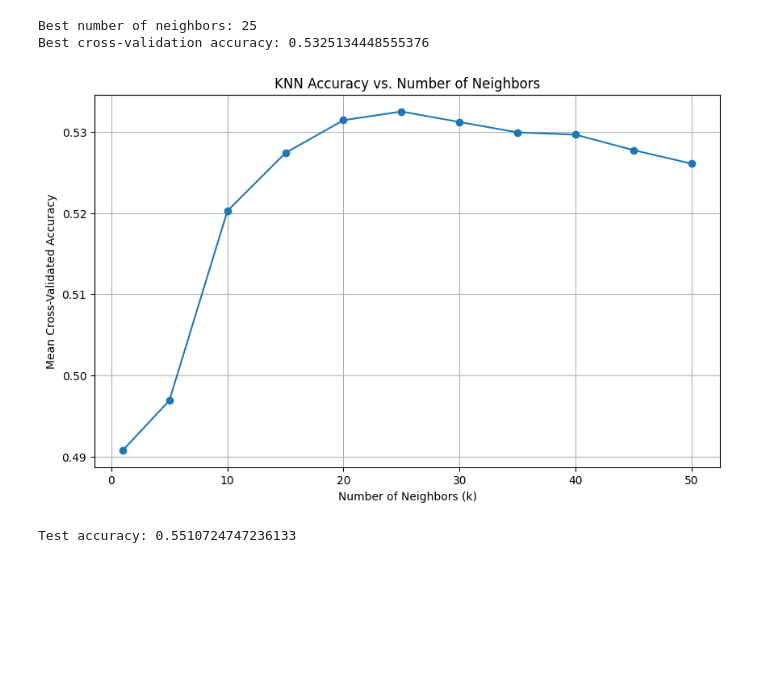
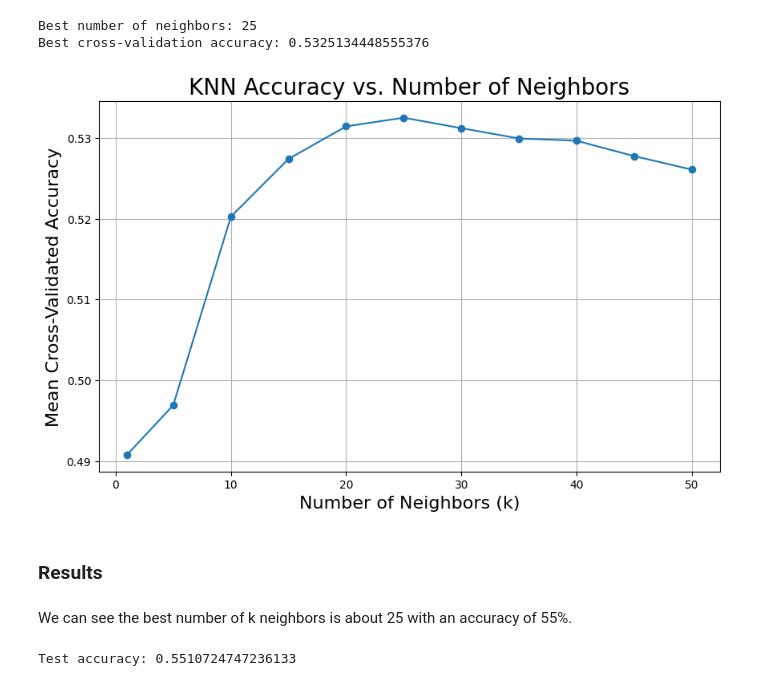
Before and after one commit to twitte01/288R_Capstone, a Jupyter notebook: notebooks/Baseline_Models.ipynb, the cells around one changed output. Saved outputs shown, nothing was run; the diff lists cells and outputs as text; code cells hidden in the pictures; blank space fills up the shorter version.

```diff
--- a/notebooks/Baseline_Models.ipynb
+++ b/notebooks/Baseline_Models.ipynb
@@ -21,3 +21,6 @@ import seaborn as sns
 from sklearn.neighbors import KNeighborsClassifier
 from sklearn.metrics import accuracy_score
 from pathlib import Path
+# %%
+ROOT_DIR = Path.cwd().resolve().parent
+data_folder = ROOT_DIR / "docs"
@@ -321,16 +462,16 @@ test_mfcc_features = extract_mfcc(test_audio)  # List of (13, n_frames)
 Use Grid Search to find optimal parameters
 # %%
 param_grid = {
-    'n_estimators': [5, 50, 100, 200, 300, 400, 500],
+    'n_estimators': [5, 50, 200, 400],
     'max_depth': [None, 5],
     'min_samples_split': [2],
     'min_samples_leaf': [1],
-    'max_features': ['sqrt',]
+    'max_features': ['sqrt', "log2"]
 }
 
 # Perform Grid Search
 rf = RandomForestClassifier(random_state=42)
-grid_search = GridSearchCV(rf, param_grid, cv=3, n_jobs=-1, verbose=2)
+grid_search = GridSearchCV(rf, param_grid, cv=3, verbose=2)
 grid_search.fit(train_mfcc_features, train_labels)
 
 # Print the best parameters
@@ -415,32 +568,36 @@ plt.show()
 Use Grid Search to find optimal parameters
 # %%
 # Finding the optimal number of neighbors
-param_grid = {'n_neighbors': [1, 5, 10, 15, 20, 25, 30, 35, 40, 45, 50]}
+knn_param_grid = {'n_neighbors': [1, 5, 10, 15, 20, 25, 30, 35, 40, 45, 50]}
 knn = KNeighborsClassifier()
 
-grid_search = GridSearchCV(knn, param_grid, cv=5, scoring='accuracy')
-grid_search.fit(train_mfcc_features, train_labels)
+knn_grid_search = GridSearchCV(knn, knn_param_grid, cv=5, scoring='accuracy')
+knn_grid_search.fit(train_mfcc_features, train_labels)
 
 # Print the best parameter and best cross-validated score.
-print("Best number of neighbors:", grid_search.best_params_['n_neighbors'])
-print("Best cross-validation accuracy:", grid_search.best_score_)
+print("Best number of neighbors:", knn_grid_search.best_params_['n_neighbors'])
+print("Best cross-validation accuracy:", knn_grid_search.best_score_)
 # %% [output]
 Best number of neighbors: 25
 Best cross-validation accuracy: 0.5325134448555376
 # %%
 # Plotting how accuracy changes with different number of neighbors
-mean_test_scores = grid_search.cv_results_['mean_test_score']
-neighbor_values = param_grid['n_neighbors']
+mean_test_scores = knn_grid_search.cv_results_['mean_test_score']
+neighbor_values = knn_param_grid['n_neighbors']
 
 # Plot the figure
 plt.figure(figsize=(10, 6))
 plt.plot(neighbor_values, mean_test_scores, marker='o', linestyle='-')
-plt.xlabel('Number of Neighbors (k)')
-plt.ylabel('Mean Cross-Validated Accuracy')
-plt.title('KNN Accuracy vs. Number of Neighbors')
+plt.xlabel('Number of Neighbors (k)', fontsize=16)
+plt.ylabel('Mean Cross-Validated Accuracy', fontsize=16)
+plt.title('KNN Accuracy vs. Number of Neighbors', fontsize=20)
 plt.grid(True)
 plt.show()
 # %% [output]
-[figure, old version]
+[figure, new version]
+# %% [markdown]
+### Results
+# %% [markdown]
+We can see the best number of k neighbors is about 25 with an accuracy of 55%.
 # %%
 # Testing best number of neighbors on test set
```
Also changed, not shown: parts of 9 cells of this notebook, 4 other files.
